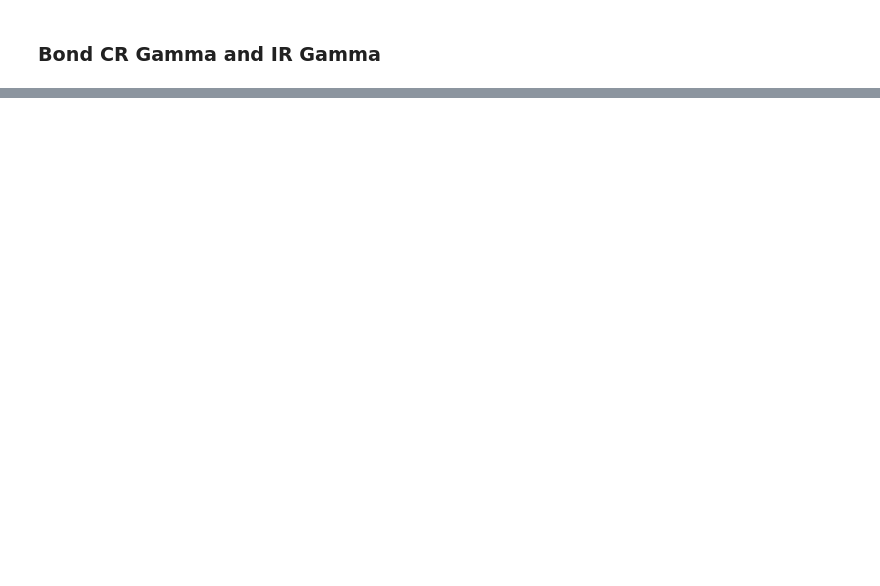
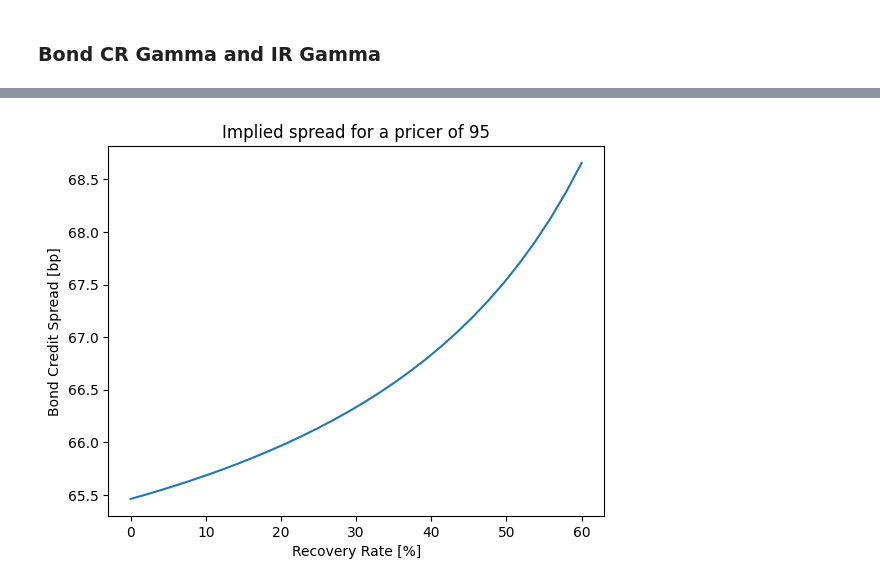
Before and after one commit to yanndivet/bond-pricing, a Jupyter notebook: bond-pricing-graphs.ipynb, the cells around one changed output, grey strips where cells are left out. Saved outputs shown, nothing was run; the diff lists cells and outputs as text; code cells hidden in the pictures; blank space fills up the shorter version.

```diff
--- a/bond-pricing-graphs.ipynb
+++ b/bond-pricing-graphs.ipynb
@@ -68,0 +79,7 @@ plt.legend();
+# %%
+plt.plot(100*rr_array, 10_000 * spread_95)
+plt.title("Implied spread for a pricer of 95")
+plt.xlabel("Recovery Rate [%]")
+plt.ylabel("Bond Credit Spread [bp]");
+# %% [output]
+[figure, added]
```
Also changed, not shown: parts of 8 cells of this notebook.
